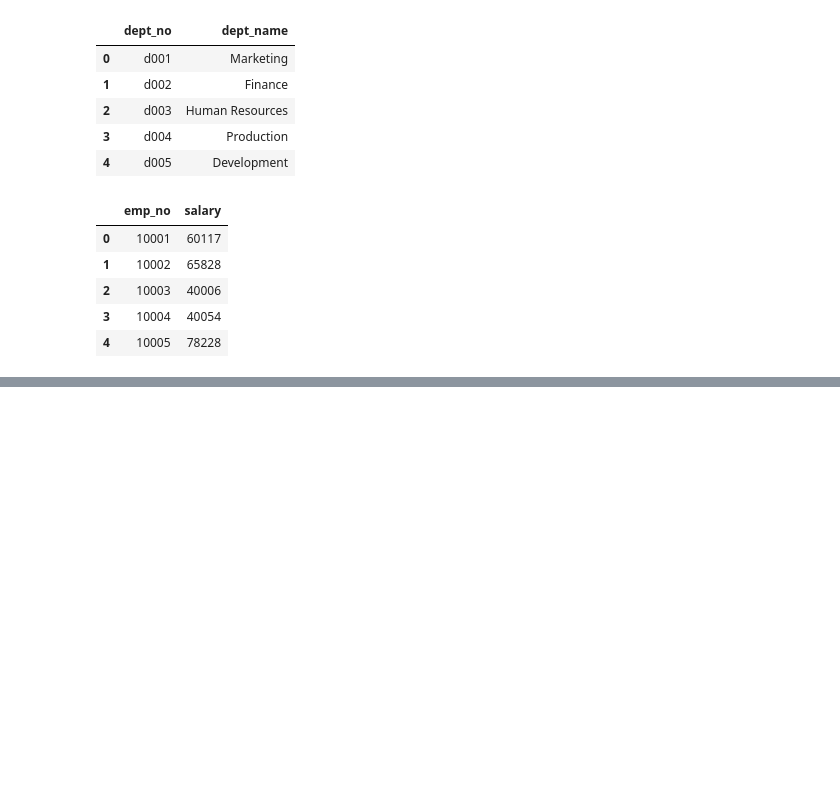
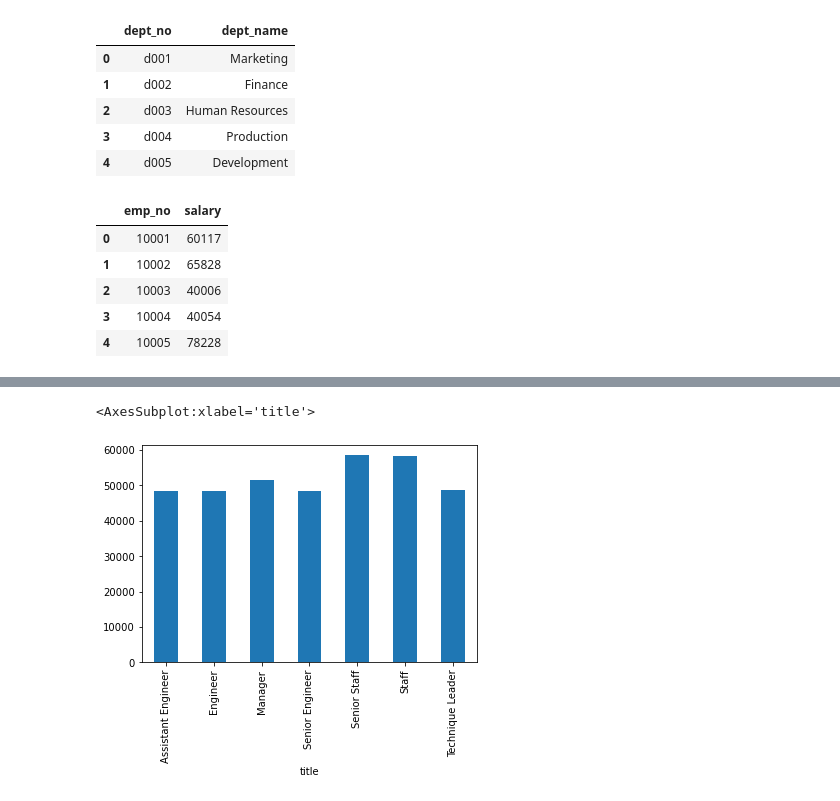
Before and after one commit to ParasAlex/sql-challenge, a Jupyter notebook: employee_db.ipynb, the cells around one changed output, grey strips where cells are left out. Cells and saved outputs as stored; diff of their text form; code cells hidden in the pictures; blank space fills up the shorter version.

```diff
--- a/employee_db.ipynb
+++ b/employee_db.ipynb
@@ -49,0 +131,6 @@ salaries.head()
+# %%
+employees_by_title = employee_titles_salaries_df.groupby(['title'])['salary'].mean()
+employees_by_title.plot.bar()
+# %% [output]
+<AxesSubplot:xlabel='title'>
+[figure, added]
```
Also changed, not shown: parts of 8 cells of this notebook.
